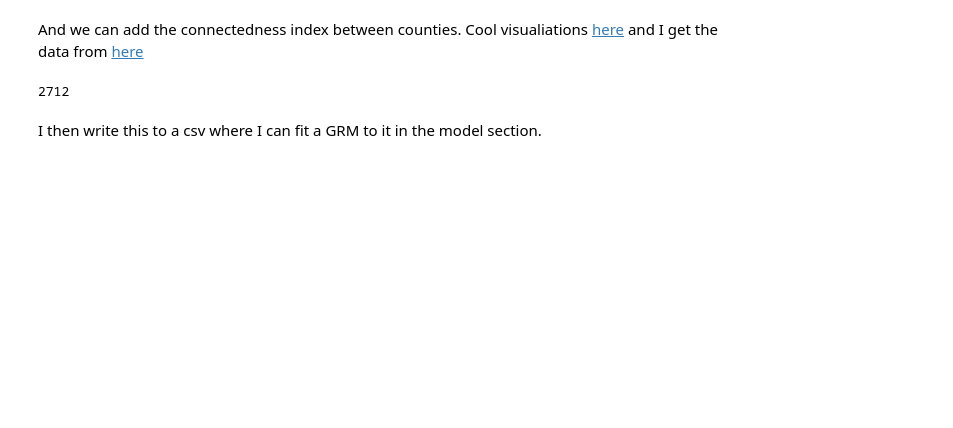
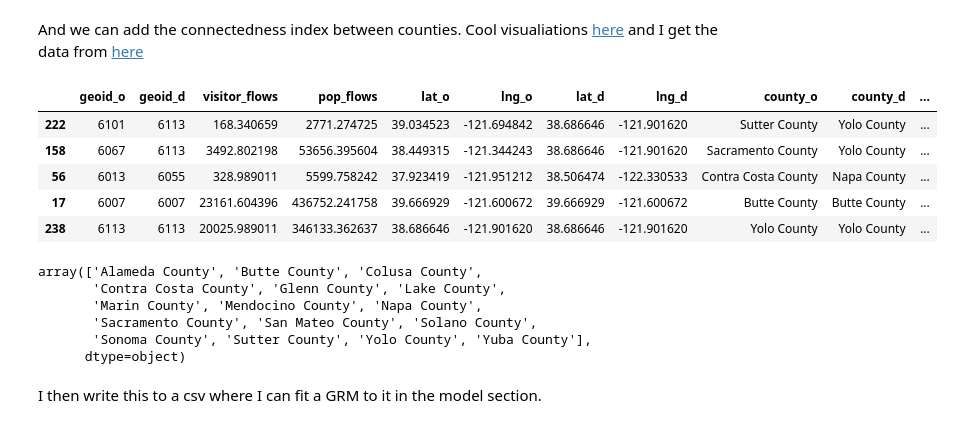
Before and after one commit to 4Freye/wildfires, a Jupyter notebook: descriptive_analysis/calculate_network_metrics.ipynb, the cells around one changed output. Drawn from its saved outputs; the diff is of its cells as text; code cells hidden in the pictures; blank space fills up the shorter version.

```diff
--- a/descriptive_analysis/calculate_network_metrics.ipynb
+++ b/descriptive_analysis/calculate_network_metrics.ipynb
@@ -192,13 +190,28 @@ And we can add the connectedness index between counties. Cool visualiations [her
 # %%
 import pandas as pd
 import gc
 
 connectedness = pd.read_csv('../data/county_county.tsv', engine='pyarrow', sep='\t')
 pre_fire_filtered = pre_fire_filtered.merge(connectedness, how='left', left_on=['geoid_o', 'geoid_d'], right_on=['user_loc','fr_loc']).drop(['user_loc','fr_loc'], axis=1)
 
 del connectedness; gc.collect()
+pre_fire_filtered.sample(5)
 # %% [output]
-2712
+|  | geoid_o | geoid_d | visitor_flows | pop_flows | lat_o | lng_o | lat_d | lng_d | county_o | county_d | ... |
+| 222 | 6101 | 6113 | 168.340659 | 2771.274725 | 39.034523 | -121.694842 | 38.686646 | -121.901620 | Sutter County | Yolo County | ... |
+| 158 | 6067 | 6113 | 3492.802198 | 53656.395604 | 38.449315 | -121.344243 | 38.686646 | -121.901620 | Sacramento County | Yolo County | ... |
+| 56 | 6013 | 6055 | 328.989011 | 5599.758242 | 37.923419 | -121.951212 | 38.506474 | -122.330533 | Contra Costa County | Napa County | ... |
+| 17 | 6007 | 6007 | 23161.604396 | 436752.241758 | 39.666929 | -121.600672 | 39.666929 | -121.600672 | Butte County | Butte County | ... |
+| 238 | 6113 | 6113 | 20025.989011 | 346133.362637 | 38.686646 | -121.901620 | 38.686646 | -121.901620 | Yolo County | Yolo County | ... |
+# %%
+pre_fire_filtered.county_o.unique()
+# %% [output]
+array(['Alameda County', 'Butte County', 'Colusa County',
+       'Contra Costa County', 'Glenn County', 'Lake County',
+       'Marin County', 'Mendocino County', 'Napa County',
+       'Sacramento County', 'San Mateo County', 'Solano County',
+       'Sonoma County', 'Sutter County', 'Yolo County', 'Yuba County'],
+      dtype=object)
 # %% [markdown]
 I then write this to a csv where I can fit a GRM to it in the model section.
 # %%
```
Also changed, not shown: parts of 6 cells of this notebook, 1 other file.
